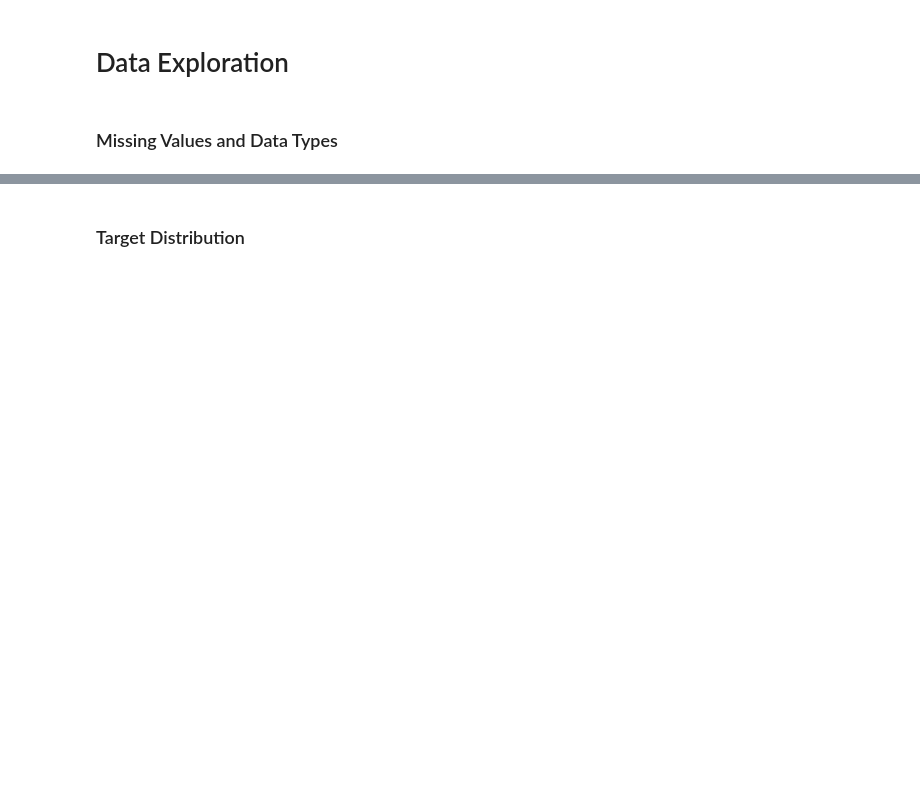
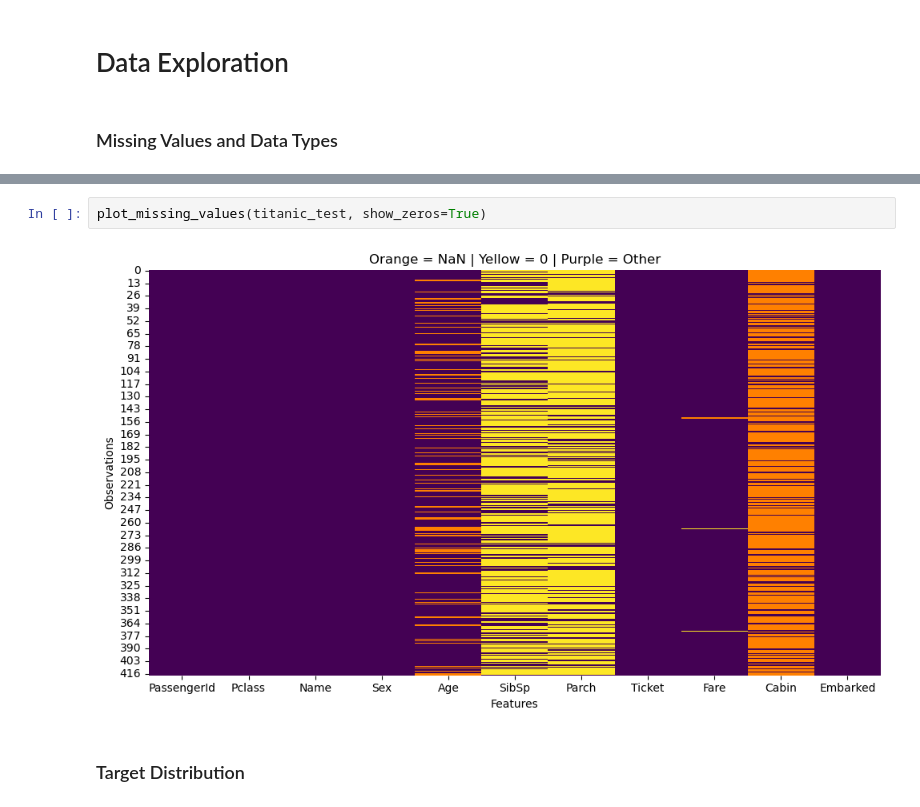
Before and after one commit to manugoetz/titanic-survival-prediction, a Jupyter notebook: notebooks/data_exploration.ipynb, the cells around one changed output, grey strips where cells are left out. Drawn from its saved outputs; the diff is of its cells as text; blank space fills up the shorter version.

```diff
--- a/notebooks/data_exploration.ipynb
+++ b/notebooks/data_exploration.ipynb
@@ -67,3 +80,7 @@ plot_missing_values(titanic_train)
+# %%
+plot_missing_values(titanic_test, show_zeros=True)
+# %% [output]
+[figure, added]
 # %% [markdown]
 ### Target Distribution
 # %%
```
Also changed, not shown: parts of 68 cells of this notebook, 1 other file.
